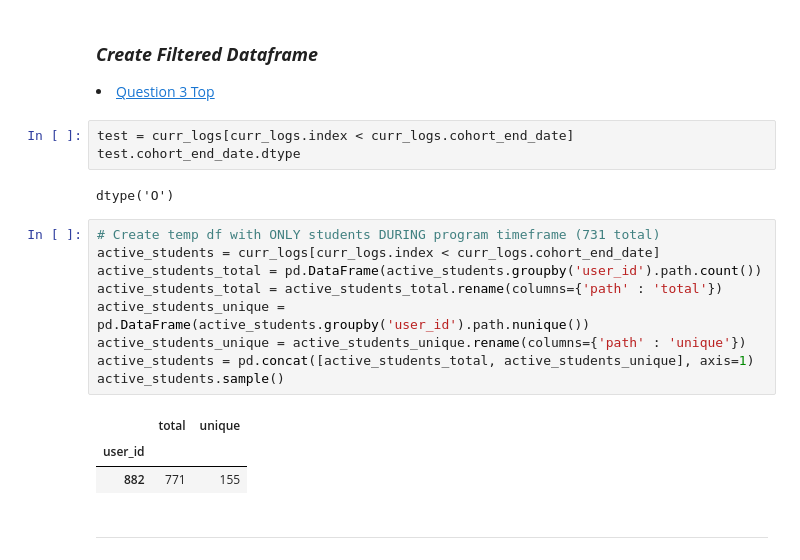
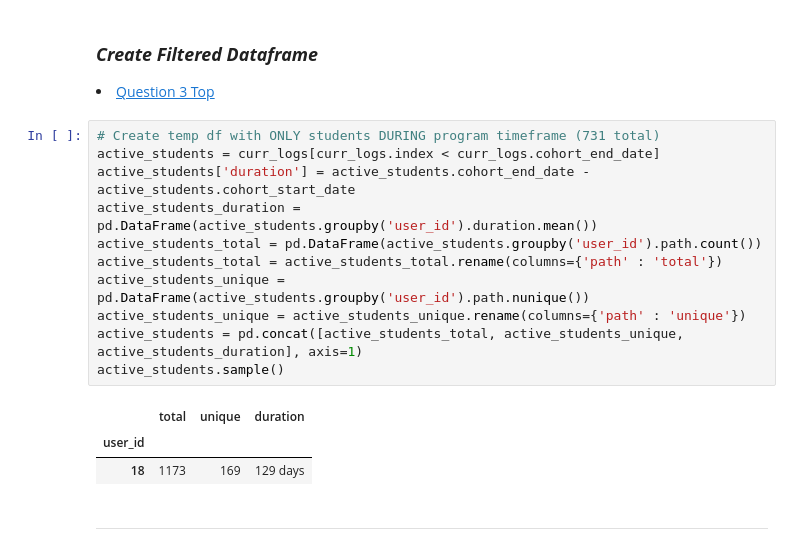
Before and after one commit to Jared-Wood135/anomaly-detection-exercises, a Jupyter notebook: explore.ipynb, the cells around one changed output. Cells and saved outputs as stored; diff of their text form.

```diff
--- a/explore.ipynb
+++ b/explore.ipynb
@@ -246,24 +244,21 @@ most_viewed_lessons
     Create Filtered Dataframe
 </i></b></h3>
 <li><a href='#q3'>Question 3 Top</a></li>
-# %%
-test = curr_logs[curr_logs.index < curr_logs.cohort_end_date]
-test.cohort_end_date.dtype
-# %% [output]
-dtype('O')
 # %%
 # Create temp df with ONLY students DURING program timeframe (731 total)
 active_students = curr_logs[curr_logs.index < curr_logs.cohort_end_date]
+active_students['duration'] = active_students.cohort_end_date - active_students.cohort_start_date
+active_students_duration = pd.DataFrame(active_students.groupby('user_id').duration.mean())
 active_students_total = pd.DataFrame(active_students.groupby('user_id').path.count())
 active_students_total = active_students_total.rename(columns={'path' : 'total'})
 active_students_unique = pd.DataFrame(active_students.groupby('user_id').path.nunique())
 active_students_unique = active_students_unique.rename(columns={'path' : 'unique'})
-active_students = pd.concat([active_students_total, active_students_unique], axis=1)
+active_students = pd.concat([active_students_total, active_students_unique, active_students_duration], axis=1)
 active_students.sample()
 # %% [output]
-|  | total | unique |
-| user_id |  |  |
-| 882 | 771 | 155 |
+|  | total | unique | duration |
+| user_id |  |  |  |
+| 18 | 1173 | 169 | 129 days |
 # %% [markdown]
 ---
 # %% [markdown]
```
Also changed, not shown: parts of 13 cells of this notebook.
